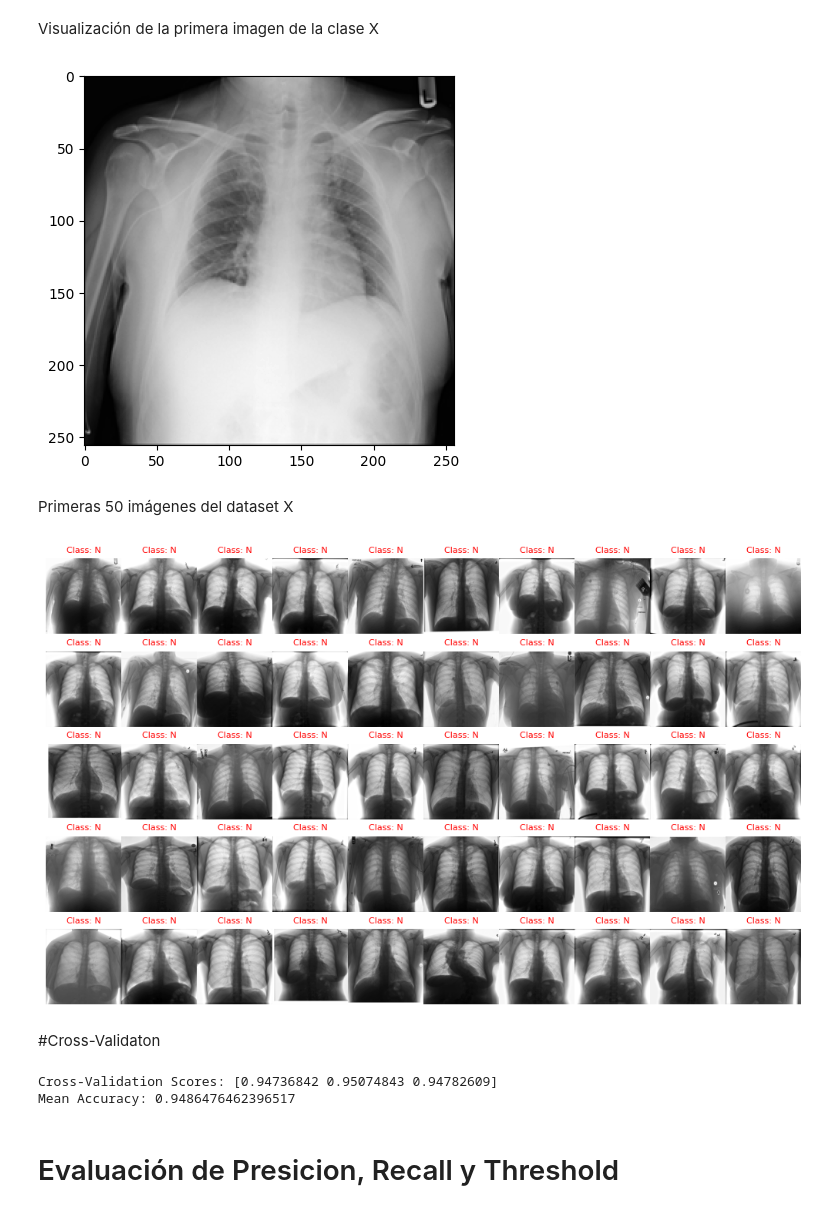
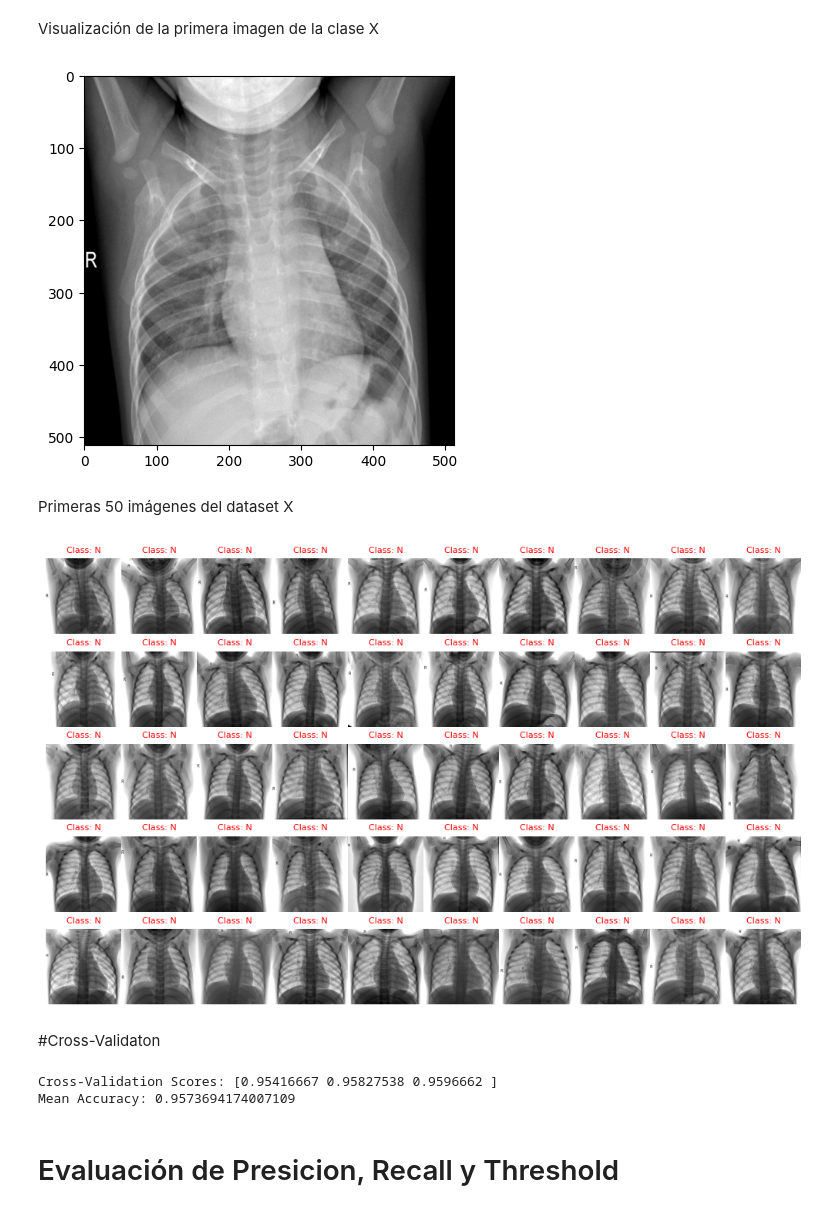
Before and after one commit to jeremiasavaro/medilab, a Jupyter notebook: ia_models/svm_binary_classifier_model.ipynb, the cells around one changed output. Cells and saved outputs as stored; diff of their text form; code cells hidden in the pictures.

```diff
--- a/ia_models/svm_binary_classifier_model.ipynb
+++ b/ia_models/svm_binary_classifier_model.ipynb
@@ -17,11 +17,22 @@ from sklearn.model_selection import train_test_split
 #dataset_path = '/content/drive/My Drive/proyecto2024_datasets/1.chest-xray-pneumonia/chest_xray/train'
 
 # Directorio de datasets 2:
-# Este dataset esta perfectamente balanceado entre las clases 'normal' y 'pneumonia' con la misma cantidad de imagenes.
-dataset_path = '/content/drive/My Drive/proyecto2024_datasets/1_and_2_fusion_normal_pneumonia_same_amount/chest_xray/train'
+# Este dataset esta perfectamente balanceado entre las clases 'normal' y 'pneumonia' con la misma cantidad de imagenes pero combinando dos datasets distintos.
+#dataset_path = '/content/drive/My Drive/proyecto2024_datasets/1_and_2_fusion_normal_pneumonia_same_amount/chest_xray/train'
+
+# Directorio de datasets 3:
+# Este dataset esta perfectamente balanceado entre las clases 'normal' y 'pneumonia' con la misma cantidad de imagenes del mismo dataset.
+# Contenido: 234 in test - 1349 in train para ambas clases.
+dataset_path = '/content/drive/My Drive/proyecto2024_datasets/1.chest-xray-pneumonia-misma-cantidad-mismo-dataset/chest_xray/train'
+
+# Directorio de datasets 4:
+# Este dataset esta perfectamente balanceado entre las clases 'normal' y 'pneumonia' con la misma cantidad de imagenes del mismo dataset.
+# Contenido: La diferencia es que coloque mas imagenes en la carpeta de test (500 aprox en ambas clases).
+# Luego en la carpeta de train esta compuesta por 1.000 imagenes en cada clase
+#dataset_path = '/content/drive/My Drive/proyecto2024_datasets/1.chest-xray-pneumonia-misma-cantidad-mismo-dataset-maselemintest/chest_xray/train'
 
 # Tamaño al que se redimencionan las imágenes para que sean uniformes
-IMG_SIZE = (256, 256)
+IMG_SIZE = (512, 512)
 
 # Función para cargar imágenes y convertirlas en arrays
 def load_images_from_folder(folder, label):
@@ -177,18 +195,18 @@ Visualización de la primera imagen de la clase X
 # %%
 #toma la primera imagen del dataset, la reorganiza en una matriz de 256x256 píxeles y luego la visualiza en una escala de grises utilizando matplotlib
 import matplotlib.pyplot as plt
-img = X[0].reshape(256, 256)
+img = X[0].reshape(512, 512)
 plt.imshow(img, cmap='gray')
 plt.show()
 # %% [output]
-[figure, old version]
+[figure, new version]
 # %% [markdown]
 Primeras 50 imágenes del dataset X
 # %%
 import matplotlib.pyplot as plt
 
 def plot_digit(image_data, label):
-    image = image_data.reshape(256, 256)
+    image = image_data.reshape(512, 512)
     plt.imshow(image, cmap="binary")
     plt.axis("off")
     # Título con clase (N para Normal y P para Pneumonia)
@@ -206,7 +224,7 @@ plt.subplots_adjust(left=0.01, right=0.99, top=1.2, bottom=0.01, wspace=0, hspac
 
 plt.show()
 # %% [output]
-[figure, old version]
+[figure, new version]
 # %% [markdown]
 #Cross-Validaton
 # %%
@@ -216,8 +234,8 @@ scores = cross_val_score(svm_model, X_train, y_train, cv=3, scoring="accuracy")
 print("Cross-Validation Scores:", scores)
 print("Mean Accuracy:", scores.mean())
 # %% [output]
-Cross-Validation Scores: [0.94736842 0.95074843 0.94782609]
-Mean Accuracy: 0.9486476462396517
+Cross-Validation Scores: [0.95416667 0.95827538 0.9596662 ]
+Mean Accuracy: 0.9573694174007109
 # %% [markdown]
 # Evaluación de Presicion, Recall y Threshold
 # %% [markdown]
```
Also changed, not shown: parts of 11 cells of this notebook.
